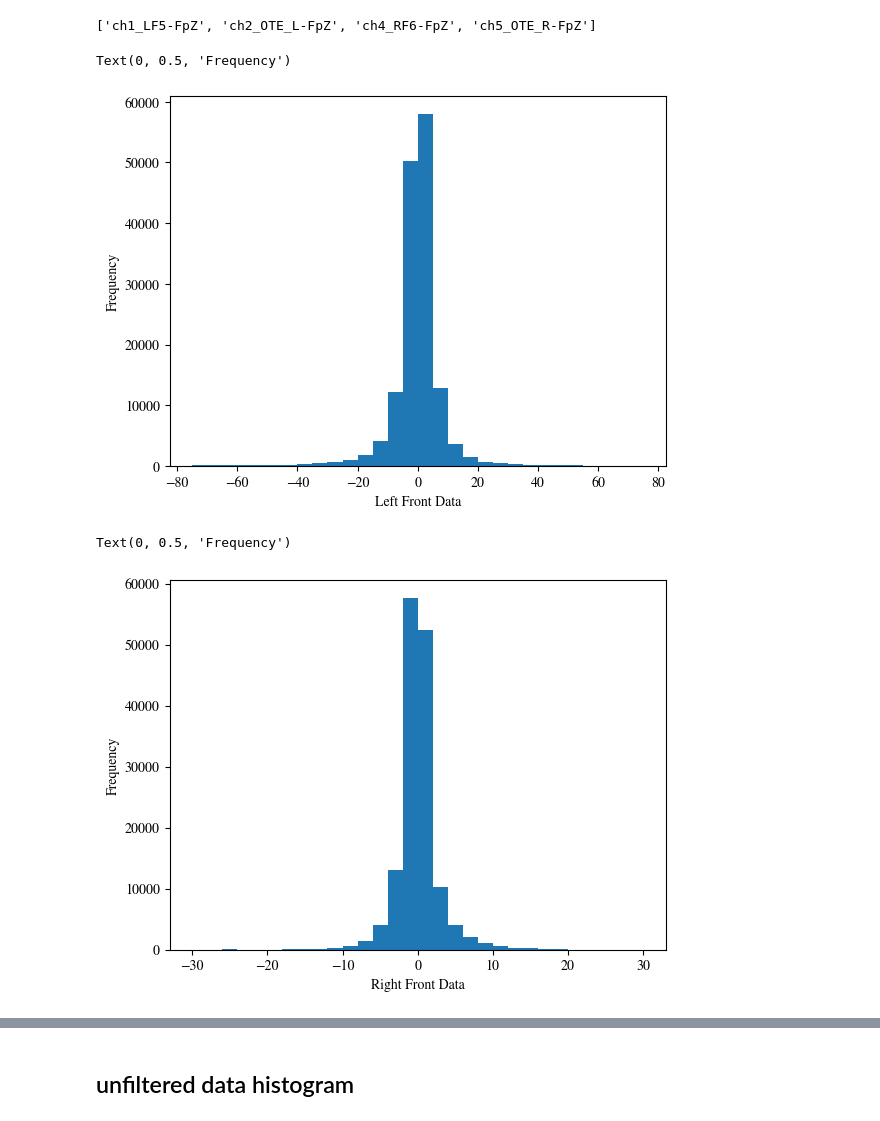
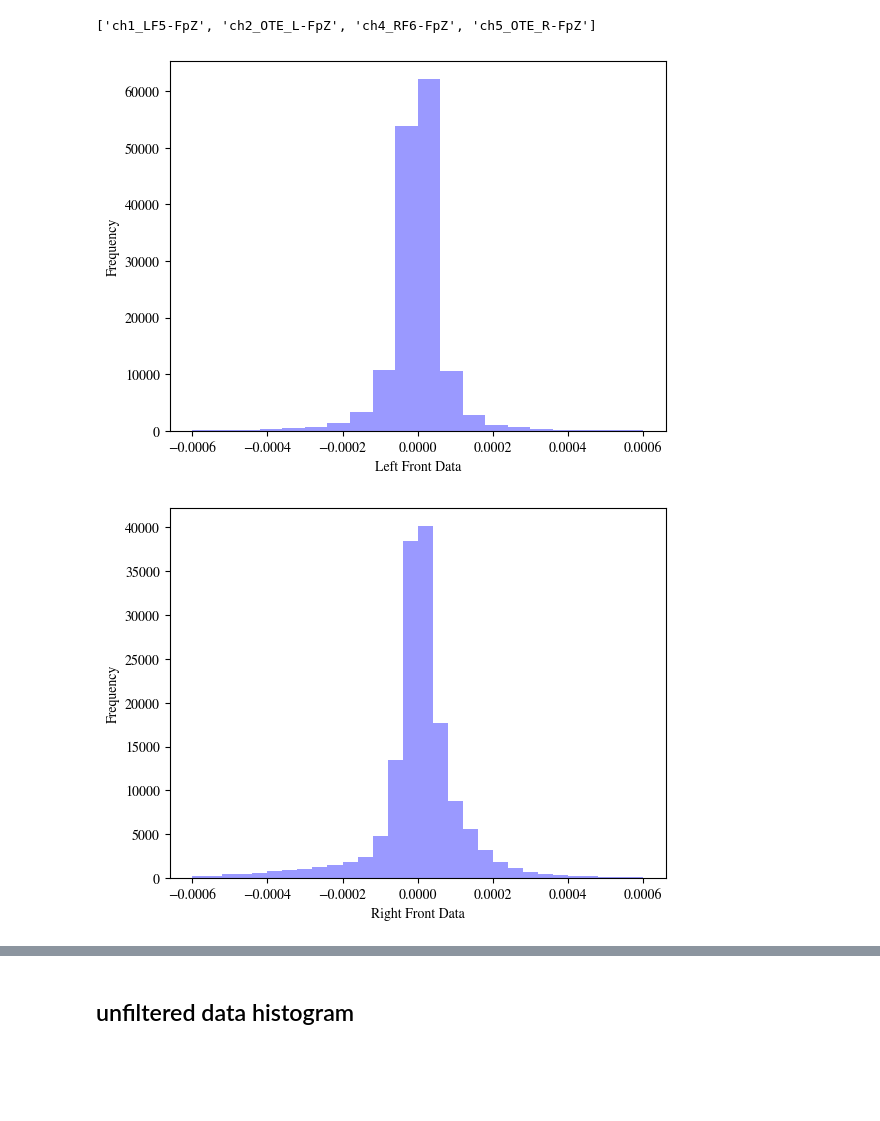
Before and after one commit to SenuraHansaja/H-IoT-Golob-Rice-Compression-Automation, a Jupyter notebook: EEG data/histogram_plots.ipynb, the cells around one changed output, grey strips where cells are left out. Cells and saved outputs as stored; diff of their text form; code cells hidden in the pictures; blank space fills up the shorter version.

Commit message:
histogram

```diff
--- a/EEG data/histogram_plots.ipynb
+++ b/EEG data/histogram_plots.ipynb
@@ -43,17 +43,17 @@ EEG_raw_data  = data1.get_data()
 SCALE=1e5 ## sclaed by 100000
 raw_data= EEG_raw_data*SCALE
 # %%
-plt.hist(raw_data[0], bins = 30, range = [-75, 75])
+plt.hist(EEG_raw_data[0], bins = 20, range = [-0.0006, 0.0006], color='#9A99FF')
 plt.xlabel('Left Front Data')
 plt.ylabel('Frequency')
+plt.savefig('filtered')
 # %% [output]
-Text(0, 0.5, 'Frequency')
-[figure, old version]
+[figure, new version]
 # %%
-plt.hist(raw_data[2], bins = 30, range = [-30, 30])
+plt.hist(EEG_raw_data[1], bins = 30, range = [-0.0006, 0.0006], color='#9A99FF')
 plt.xlabel('Right Front Data')
 plt.ylabel('Frequency')
+plt.savefig('eeg filtered output.pdf')
 # %% [output]
-Text(0, 0.5, 'Frequency')
-[figure, old version]
+[figure, new version]
 # %%
```
Also changed, not shown: parts of 11 cells of this notebook, 5 other files.
